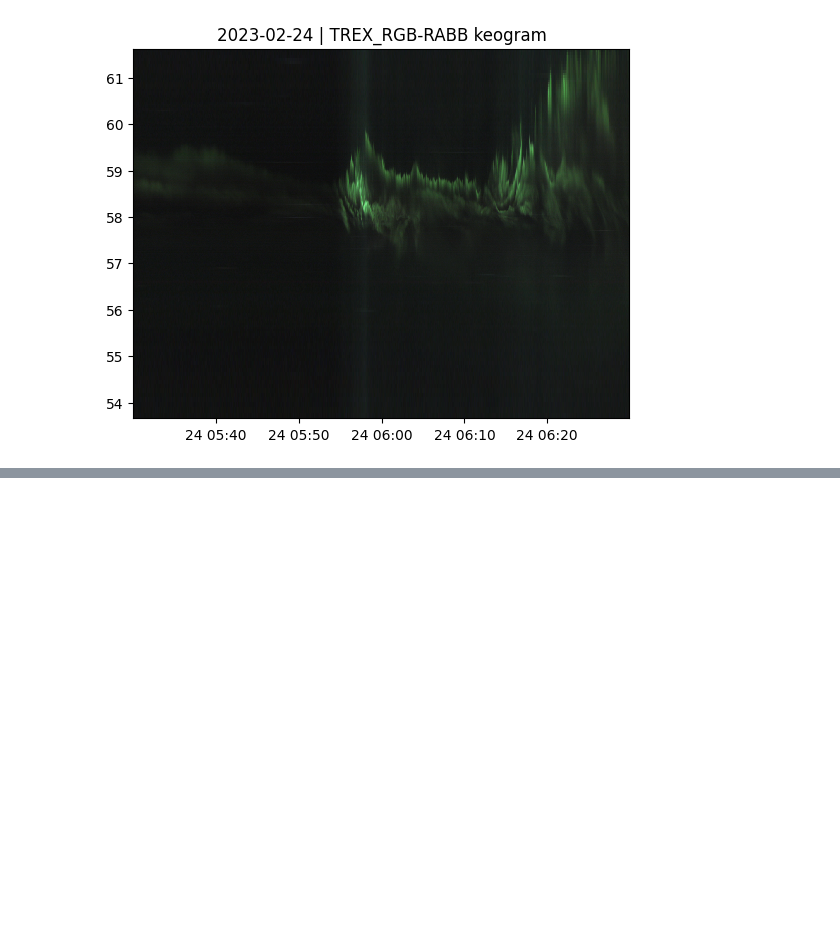
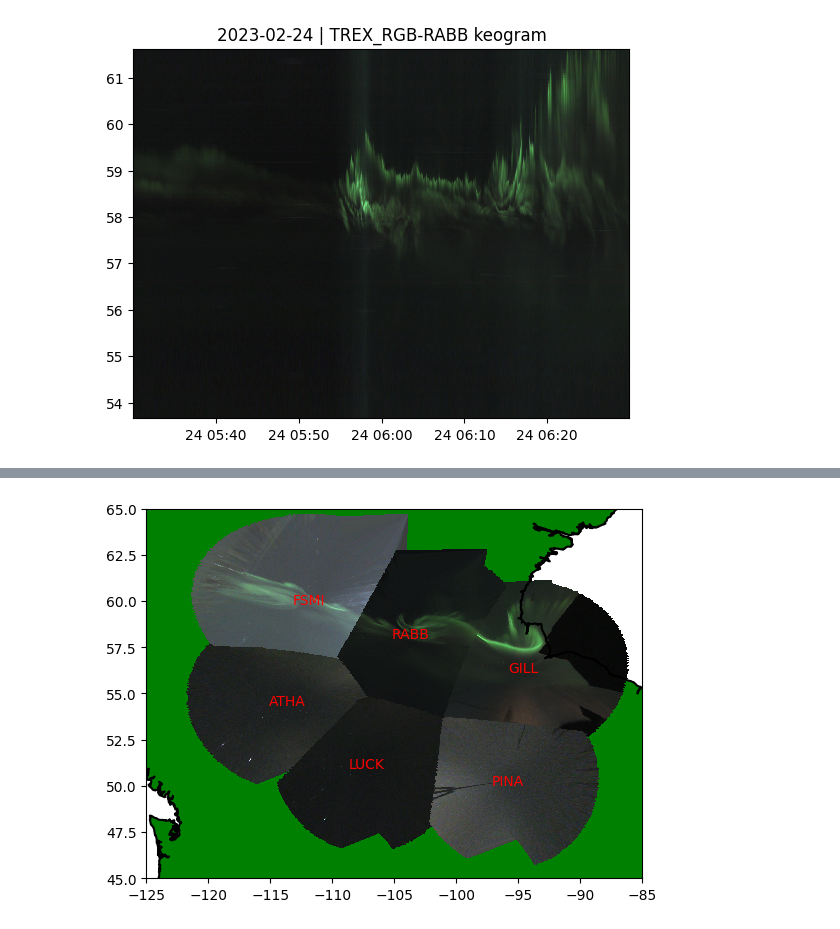
Before and after one commit to kylermurphy/DASP_2024, a Jupyter notebook: asilib/2024_dasp_asilib_colab.ipynb, the cells around one changed output, grey strips where cells are left out. Drawn from its saved outputs; the diff is of its cells as text; code cells hidden in the pictures; blank space fills up the shorter version.

```diff
--- a/asilib/2024_dasp_asilib_colab.ipynb
+++ b/asilib/2024_dasp_asilib_colab.ipynb
@@ -153,0 +194,13 @@ Hint: in the asilib docs look for the aacgm kwarg.
+# %%
+time='2023-02-24T06:15'
+asis = asilib.Imagers(
+    [asilib.asi.trex_rgb(location_code, time=time, alt=90)
+    for location_code in asilib.asi.trex_rgb_info()['location_code']]
+)
+dx = asilib.map.create_simple_map(
+    lat_bounds=(45, 65),
+    lon_bounds=(-125, -85)
+)
+asis.plot_map(ax=dx, min_elevation=7)
+# %% [output]
+[figure, added]
```
Also changed, not shown: parts of 11 cells of this notebook.
